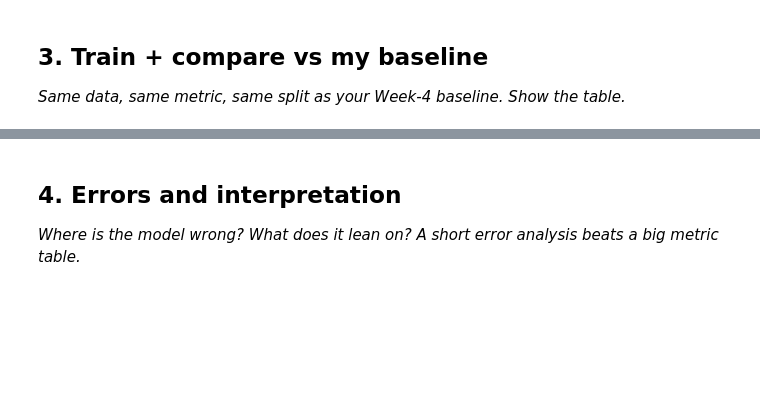
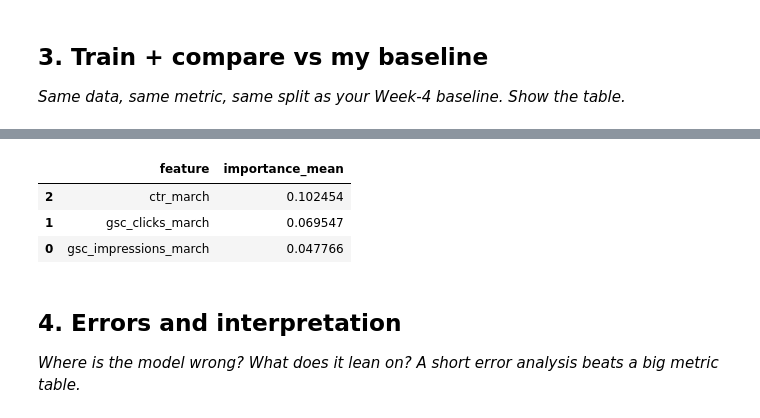
Before and after one commit to Wajiha-Waqar/FlyRankInternship, a Jupyter notebook: work/notebooks/w05_model.ipynb, the cells around one changed output, grey strips where cells are left out. Drawn from its saved outputs; the diff is of its cells as text; code cells hidden in the pictures; blank space fills up the shorter version.

```diff
--- a/work/notebooks/w05_model.ipynb
+++ b/work/notebooks/w05_model.ipynb
@@ -30,3 +448,30 @@ This skeleton is yours to fill. Work the sections **in order** — each one has
+# %%
+from sklearn.inspection import permutation_importance
+
+perm = permutation_importance(
+    rf,
+    X_test,
+    y_test,
+    scoring="average_precision",
+    n_repeats=5,
+    random_state=42,
+    n_jobs=-1
+)
+
+perm_df = pd.DataFrame({
+    "feature": feature_cols,
+    "importance_mean": perm.importances_mean
+}).sort_values(
+    "importance_mean",
+    ascending=False
+)
+
+perm_df.head(10)
+# %% [output]
+|  | feature | importance_mean |
+| 2 | ctr_march | 0.102454 |
+| 1 | gsc_clicks_march | 0.069547 |
+| 0 | gsc_impressions_march | 0.047766 |
 # %% [markdown]
 ## 4. Errors and interpretation
 
```
Also changed, not shown: parts of 39 cells of this notebook.
